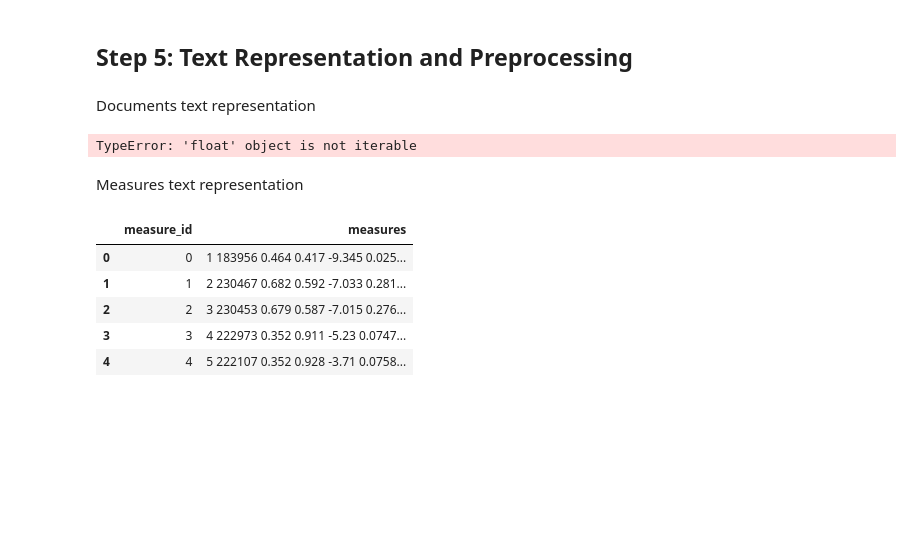
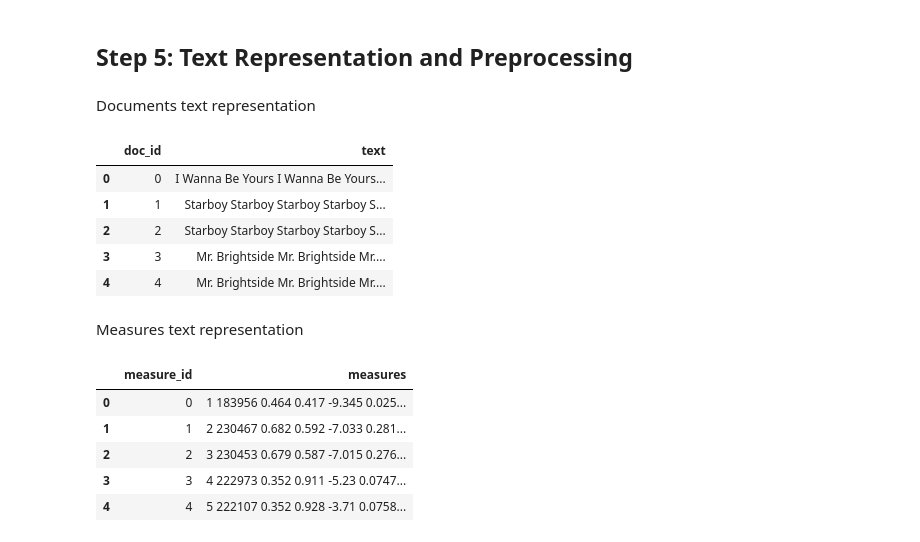
Before and after one commit to nunollages/IPAI, a Jupyter notebook: Code.ipynb, the cells around one changed output. Drawn from its saved outputs; the diff is of its cells as text; code cells hidden in the pictures; blank space fills up the shorter version.

```diff
--- a/Code.ipynb
+++ b/Code.ipynb
@@ -745,27 +745,51 @@ Sucesso! Foram gerados 40593 documentos de medidas.
 ## Step 5: Text Representation and Preprocessing
 # %% [markdown]
 Documents text representation
-# %%
-def extract_values(obj):
-    values = []
-    if isinstance(obj, dict):
-        for v in obj.values():
-            values.extend(extract_values(v))
-    elif isinstance(obj, list):
-        for item in obj:
-            values.extend(extract_values(item))
-    else:
-        values.append(str(obj))
-    return values
-
-df = pd.DataFrame({
-    "doc_id": range(len(documents)),
-    "text": [" ".join(extract_values(doc)) for doc in documents]
-})
-
-df.head()
-# %% [output]
-TypeError: 'float' object is not iterable
+# %%
+WEIGHTS = {
+    'title':   5,
+    'artist':  4,
+    'lyrics':  3,
+    'reviews': 2,
+    'genre':   2,
+}
+
+def build_weighted_text(doc):
+    parts = []
+
+    parts += [doc.get('title', '')] * WEIGHTS['title']
+    parts += [doc['artist'].get('name', '')] * WEIGHTS['artist']
+    parts += [doc.get('genre', '')] * WEIGHTS['genre']
+
+    lyrics = doc['content'].get('lyrics', '')
+    parts += [lyrics] * WEIGHTS['lyrics']
+
+    reviews = doc.get('reviews')
+    if not isinstance(reviews, list):
+        reviews = []
+
+    review_text = ' '.join(
+        r.get('summary', '') + ' ' + r.get('review', '')
+        for r in reviews
+        if isinstance(r, dict)
+    )
+    parts += [review_text] * WEIGHTS['reviews']
+
+    return ' '.join(parts)
+
+df = pd.DataFrame({
+    "doc_id": range(len(documents)),
+    "text": [build_weighted_text(doc) for doc in documents]
+})
+
+df.head()
+# %% [output]
+|  | doc_id | text |
+| 0 | 0 | I Wanna Be Yours I Wanna Be Yours... |
+| 1 | 1 | Starboy Starboy Starboy Starboy S... |
+| 2 | 2 | Starboy Starboy Starboy Starboy S... |
+| 3 | 3 | Mr. Brightside Mr. Brightside Mr.... |
+| 4 | 4 | Mr. Brightside Mr. Brightside Mr.... |
 # %% [markdown]
 Measures text representation
 # %%
```
Also changed, not shown: parts of 3 cells of this notebook.
